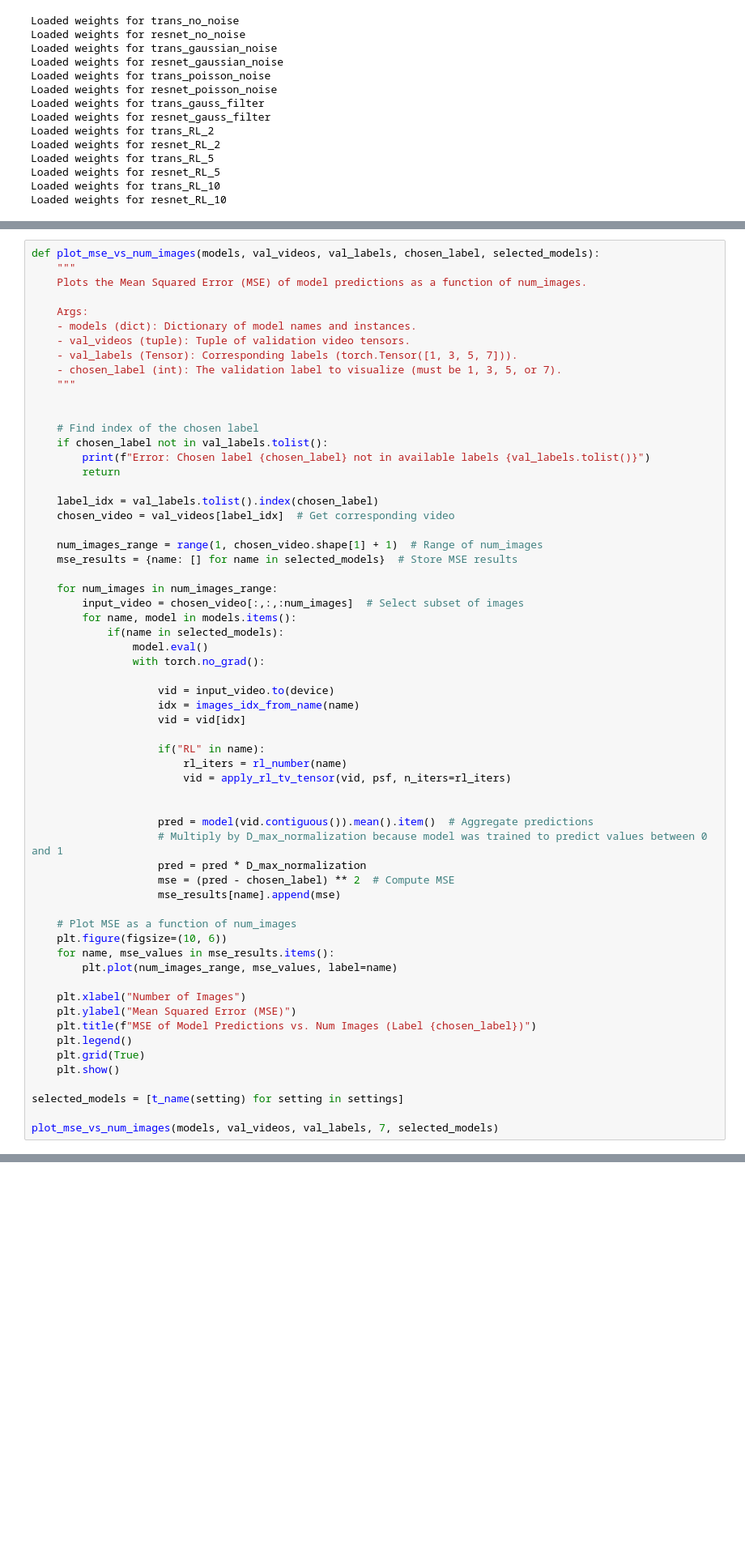
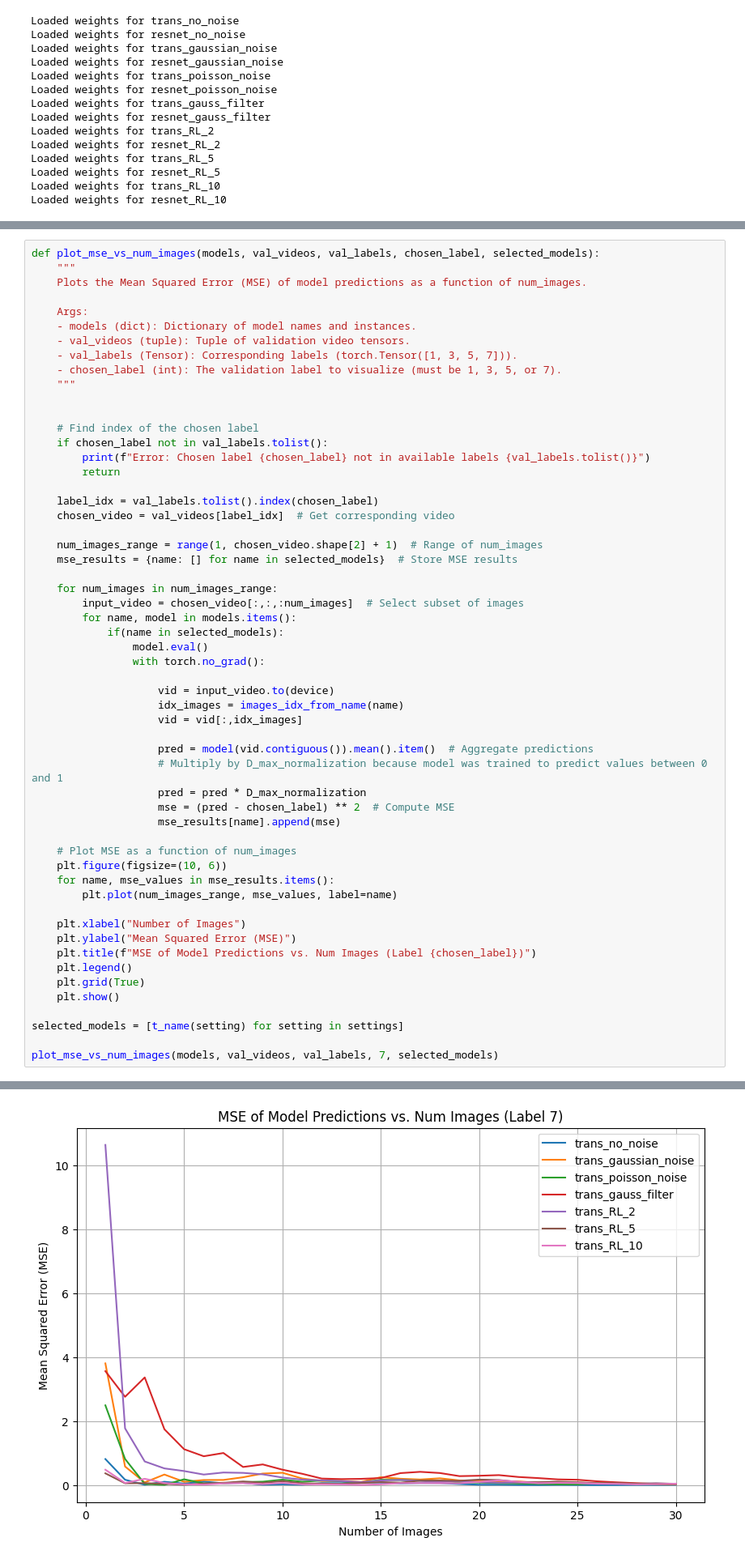
Before and after one commit to Biomedical-Imaging-Group/MolecularDiffusion_MiViT, a Jupyter notebook: train_results_multipleSettings.ipynb, the cells around one changed output, grey strips where cells are left out. Shown at 81% size. Drawn from its saved outputs; the diff is of its cells as text; blank space fills up the shorter version.

```diff
--- a/train_results_multipleSettings.ipynb
+++ b/train_results_multipleSettings.ipynb
@@ -329,7 +328,7 @@ def plot_mse_vs_num_images(models, val_videos, val_labels, chosen_label, selecte
     label_idx = val_labels.tolist().index(chosen_label)
     chosen_video = val_videos[label_idx]  # Get corresponding video
 
-    num_images_range = range(1, chosen_video.shape[1] + 1)  # Range of num_images
+    num_images_range = range(1, chosen_video.shape[2] + 1)  # Range of num_images
     mse_results = {name: [] for name in selected_models}  # Store MSE results
 
     for num_images in num_images_range:
@@ -340,13 +339,8 @@ def plot_mse_vs_num_images(models, val_videos, val_labels, chosen_label, selecte
                 with torch.no_grad():
 
                     vid = input_video.to(device)
-                    idx = images_idx_from_name(name)
-                    vid = vid[idx]
-
-                    if("RL" in name):
-                        rl_iters = rl_number(name)
-                        vid = apply_rl_tv_tensor(vid, psf, n_iters=rl_iters)
-
+                    idx_images = images_idx_from_name(name)
+                    vid = vid[:,idx_images]
 
                     pred = model(vid.contiguous()).mean().item()  # Aggregate predictions
                     # Multiply by D_max_normalization because model was trained to predict values between 0 and 1
@@ -374,3 +367,4 @@ KeyboardInterrupt:
+[figure, added]
 # %%
 def plot_mse_vs_num_images_all_D(models, val_vid_in_order, val_d_in_order, selected_models):
     """
```
Also changed, not shown: parts of 12 cells of this notebook, 3 other files.
